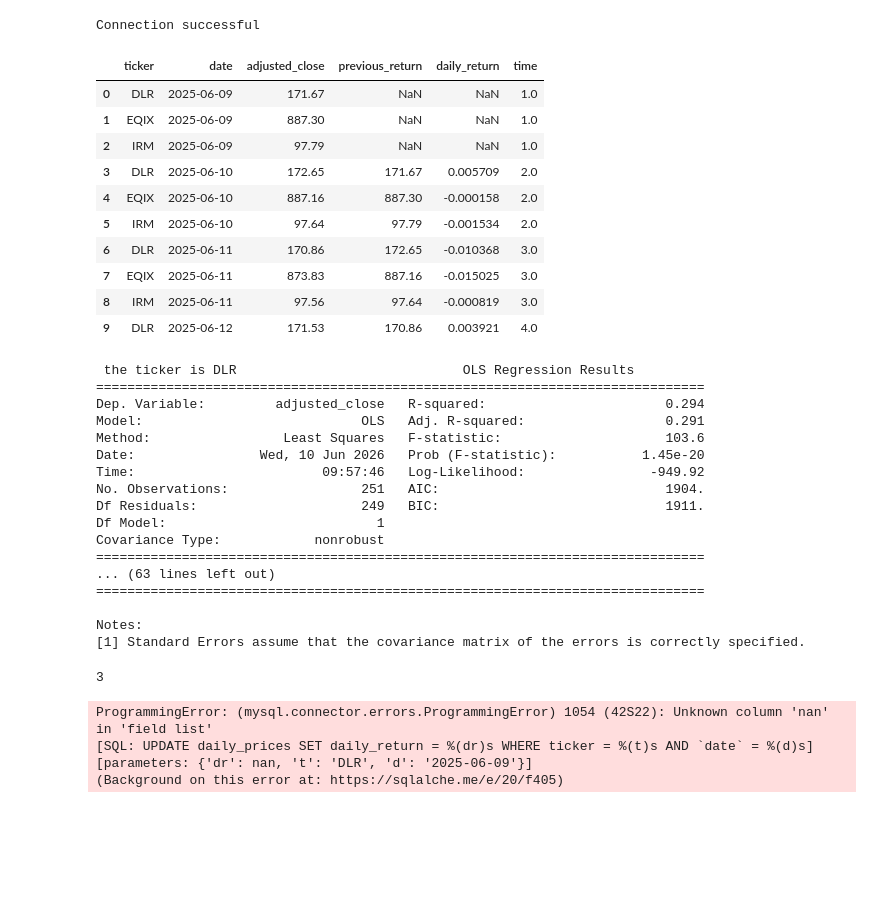
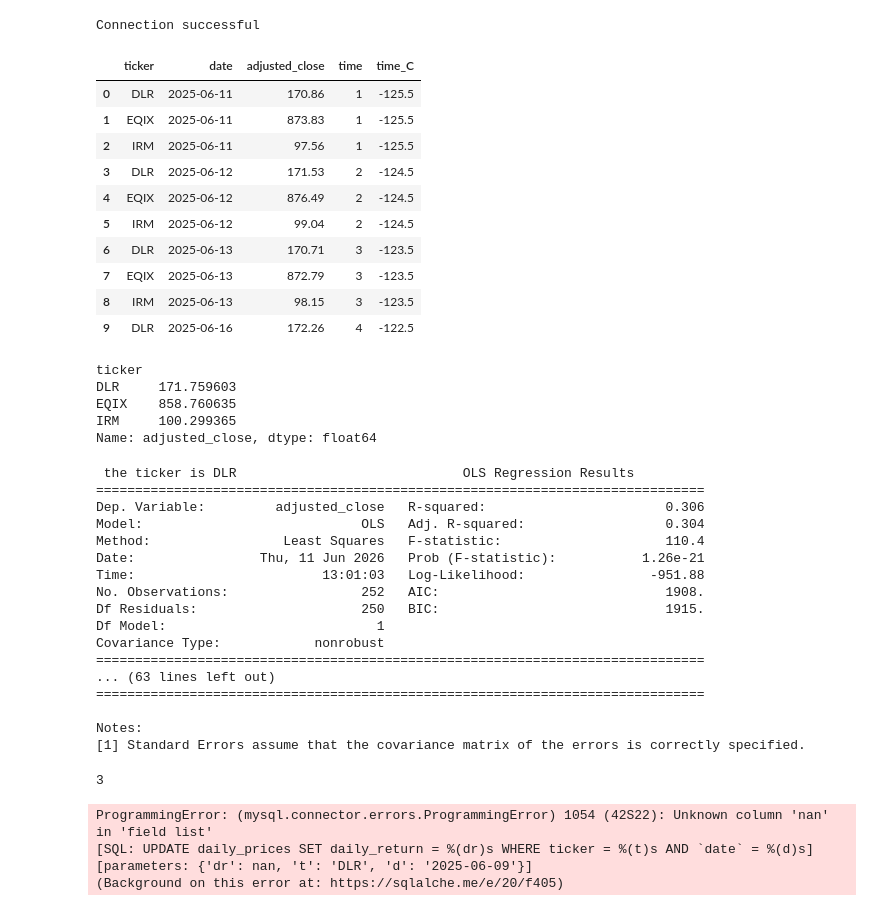
Before and after one commit to Christopher-Davenport4/datacenter-reit-analysis, a Jupyter notebook: notebooks/02_analysis.ipynb, the cells around one changed output. Saved outputs shown, nothing was run; the diff lists cells and outputs as text; code cells hidden in the pictures; blank space fills up the shorter version.

```diff
--- a/notebooks/02_analysis.ipynb
+++ b/notebooks/02_analysis.ipynb
@@ -30,30 +30,33 @@ Connection successful
 # %%
 #I am importing the data from MySQL and creating the daily returns variable
 
 daily_prices = pd.read_sql("SELECT ticker, date, adjusted_close FROM daily_prices ", engine)
 
 daily_prices.head()
 
-# grouping by ticker, I am only reading adjusted_close info
-daily_prices['previous_return'] = daily_prices.groupby('ticker')['adjusted_close'].shift(1)
-daily_prices['daily_return'] = (daily_prices['adjusted_close'] - daily_prices['previous_return']) / daily_prices['previous_return']
-# Double brackets keep the column name and convert it to a DataFrame
-
-
 daily_prices['time'] = daily_prices.groupby('ticker').cumcount() + 1
+daily_prices['time_C'] = daily_prices['time'] - daily_prices['time'].mean()
 daily_prices.head(10)
 # %% [output]
-|  | ticker | date | adjusted_close | previous_return | daily_return | time |
-| 0 | DLR | 2025-06-09 | 171.67 | NaN | NaN | 1.0 |
-| 1 | EQIX | 2025-06-09 | 887.30 | NaN | NaN | 1.0 |
-| 2 | IRM | 2025-06-09 | 97.79 | NaN | NaN | 1.0 |
-| 3 | DLR | 2025-06-10 | 172.65 | 171.67 | 0.005709 | 2.0 |
-| 4 | EQIX | 2025-06-10 | 887.16 | 887.30 | -0.000158 | 2.0 |
-| 5 | IRM | 2025-06-10 | 97.64 | 97.79 | -0.001534 | 2.0 |
-| 6 | DLR | 2025-06-11 | 170.86 | 172.65 | -0.010368 | 3.0 |
-| 7 | EQIX | 2025-06-11 | 873.83 | 887.16 | -0.015025 | 3.0 |
-| 8 | IRM | 2025-06-11 | 97.56 | 97.64 | -0.000819 | 3.0 |
-| 9 | DLR | 2025-06-12 | 171.53 | 170.86 | 0.003921 | 4.0 |
+|  | ticker | date | adjusted_close | time | time_C |
+| 0 | DLR | 2025-06-11 | 170.86 | 1 | -125.5 |
+| 1 | EQIX | 2025-06-11 | 873.83 | 1 | -125.5 |
+| 2 | IRM | 2025-06-11 | 97.56 | 1 | -125.5 |
+| 3 | DLR | 2025-06-12 | 171.53 | 2 | -124.5 |
+| 4 | EQIX | 2025-06-12 | 876.49 | 2 | -124.5 |
+| 5 | IRM | 2025-06-12 | 99.04 | 2 | -124.5 |
+| 6 | DLR | 2025-06-13 | 170.71 | 3 | -123.5 |
+| 7 | EQIX | 2025-06-13 | 872.79 | 3 | -123.5 |
+| 8 | IRM | 2025-06-13 | 98.15 | 3 | -123.5 |
+| 9 | DLR | 2025-06-16 | 172.26 | 4 | -122.5 |
+# %%
+daily_prices.groupby('ticker')['adjusted_close'].mean()
+# %% [output]
+ticker
+DLR     171.759603
+EQIX    858.760635
+IRM     100.299365
+Name: adjusted_close, dtype: float64
 # %%
 
 results_list = []
@@ -61,11 +64,11 @@ results_list = []
 
 for ticker in daily_prices['ticker'].unique():
     temp_df = daily_prices[daily_prices['ticker'] == ticker]
-    returnbytime = smf.ols("adjusted_close ~ time", data=temp_df)
+    returnbytime = smf.ols("adjusted_close ~ time_C", data=temp_df)
     results = returnbytime.fit()
     results_list.append({
         'ticker': ticker,
-        'regression_slope' : results.params['time'],
+        'regression_slope' : results.params['time_C'],
         'r_squared':  results.rsquared,
        # 'p_value_slope': results.pvalues['time'],
         #'p_value_f': results.f_pvalue,
@@ -76,17 +79,19 @@ for ticker in daily_prices['ticker'].unique():
 results_df = pd.DataFrame(results_list)
 results_df.head()
 
+with engine.begin() as conn:
+    conn.execute(sqlalchemy.text("TRUNCATE TABLE regression_results"))
 results_df.to_sql(name = 'regression_results', con = engine, if_exists = 'append', index = False)
 # %% [output]
  the ticker is DLR                             OLS Regression Results
 ==============================================================================
-Dep. Variable:         adjusted_close   R-squared:                       0.294
-Model:                            OLS   Adj. R-squared:                  0.291
-Method:                 Least Squares   F-statistic:                     103.6
-Date:                Wed, 10 Jun 2026   Prob (F-statistic):           1.45e-20
-Time:                        09:57:46   Log-Likelihood:                -949.92
-No. Observations:                 251   AIC:                             1904.
-Df Residuals:                     249   BIC:                             1911.
+Dep. Variable:         adjusted_close   R-squared:                       0.306
+Model:                            OLS   Adj. R-squared:                  0.304
+Method:                 Least Squares   F-statistic:                     110.4
+Date:                Thu, 11 Jun 2026   Prob (F-statistic):           1.26e-21
+Time:                        13:01:03   Log-Likelihood:                -951.88
+No. Observations:                 252   AIC:                             1908.
+Df Residuals:                     250   BIC:                             1915.
 Df Model:                           1
 Covariance Type:            nonrobust
 ==============================================================================
```
Also changed, not shown: 5 other files.
